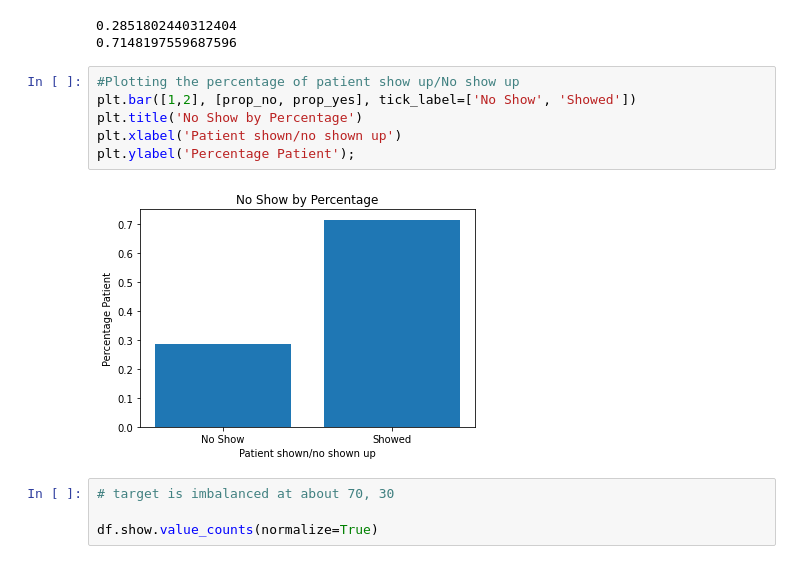
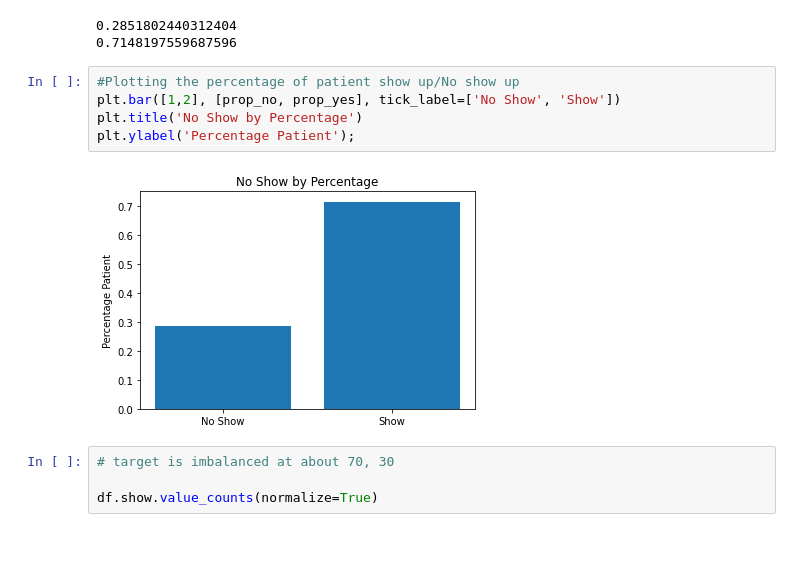
Before and after one commit to mgalaviz1/my_work, a Jupyter notebook: capstone2/predicting_no_shows.ipynb, the cells around one changed output. Drawn from its saved outputs; the diff is of its cells as text.

```diff
--- a/capstone2/predicting_no_shows.ipynb
+++ b/capstone2/predicting_no_shows.ipynb
@@ -492,12 +511,11 @@ print(prop_yes)
 0.7148197559687596
 # %%
 #Plotting the percentage of patient show up/No show up
-plt.bar([1,2], [prop_no, prop_yes], tick_label=['No Show', 'Showed'])
+plt.bar([1,2], [prop_no, prop_yes], tick_label=['No Show', 'Show'])
 plt.title('No Show by Percentage')
-plt.xlabel('Patient shown/no shown up')
 plt.ylabel('Percentage Patient');
 # %% [output]
-[figure, old version]
+[figure, new version]
 # %%
 # target is imbalanced at about 70, 30
 
```
Also changed, not shown: parts of 73 cells of this notebook, 1 other file.
